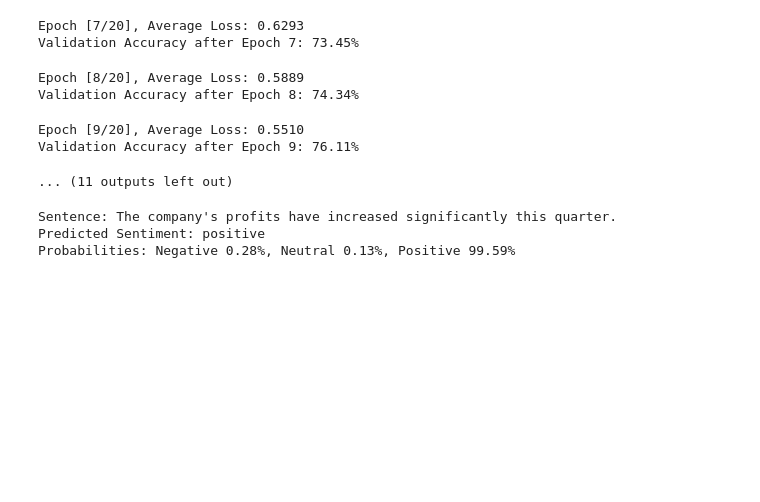
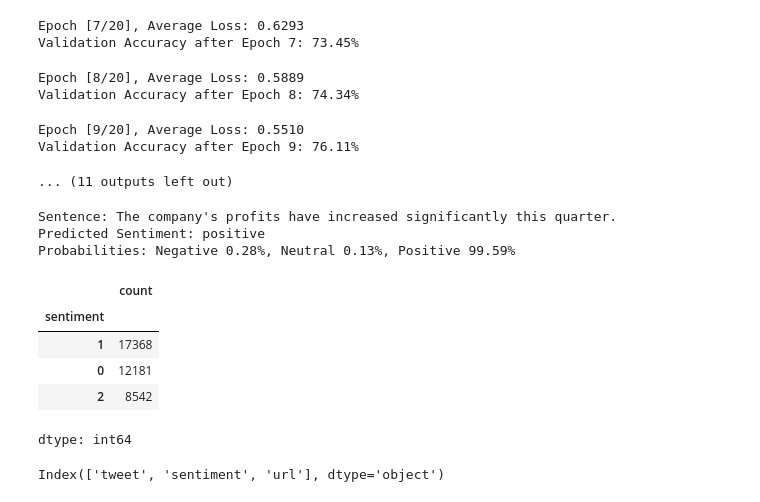
Before and after one commit to MLOpsEngineer/CNN-Transformer-Hybrid-Model, a Jupyter notebook: finanace-sentiment-model.ipynb, the cells around one changed output. Cells and saved outputs as stored; diff of their text form; code cells hidden in the pictures; blank space fills up the shorter version.

```diff
--- a/finanace-sentiment-model.ipynb
+++ b/finanace-sentiment-model.ipynb
@@ -337,3 +337,26 @@ print(f"Probabilities: Negative {probs[0]*100:.2f}%, Neutral {probs[1]*100:.2f}%
 Sentence: The company's profits have increased significantly this quarter.
 Predicted Sentiment: positive
 Probabilities: Negative 0.28%, Neutral 0.13%, Positive 99.59%
+# %%
+# 기존 데이터셋 로드
+dataset1 = load_dataset('financial_phrasebank', 'sentences_allagree')
+
+# 새로운 데이터셋 로드
+dataset2 = load_dataset('TimKoornstra/financial-tweets-sentiment')
+# %%
+# 데이터프레임으로 변환
+data1 = dataset1['train'].to_pandas()
+data2 = dataset2['train'].to_pandas()
+# %%
+data2['sentiment'].value_counts()
+# %% [output]
+|  | count |
+| sentiment |  |
+| 1 | 17368 |
+| 0 | 12181 |
+| 2 | 8542 |
+dtype: int64
+# %%
+data2.columns
+# %% [output]
+Index(['tweet', 'sentiment', 'url'], dtype='object')
```
Also changed, not shown: parts of 10 cells of this notebook.
